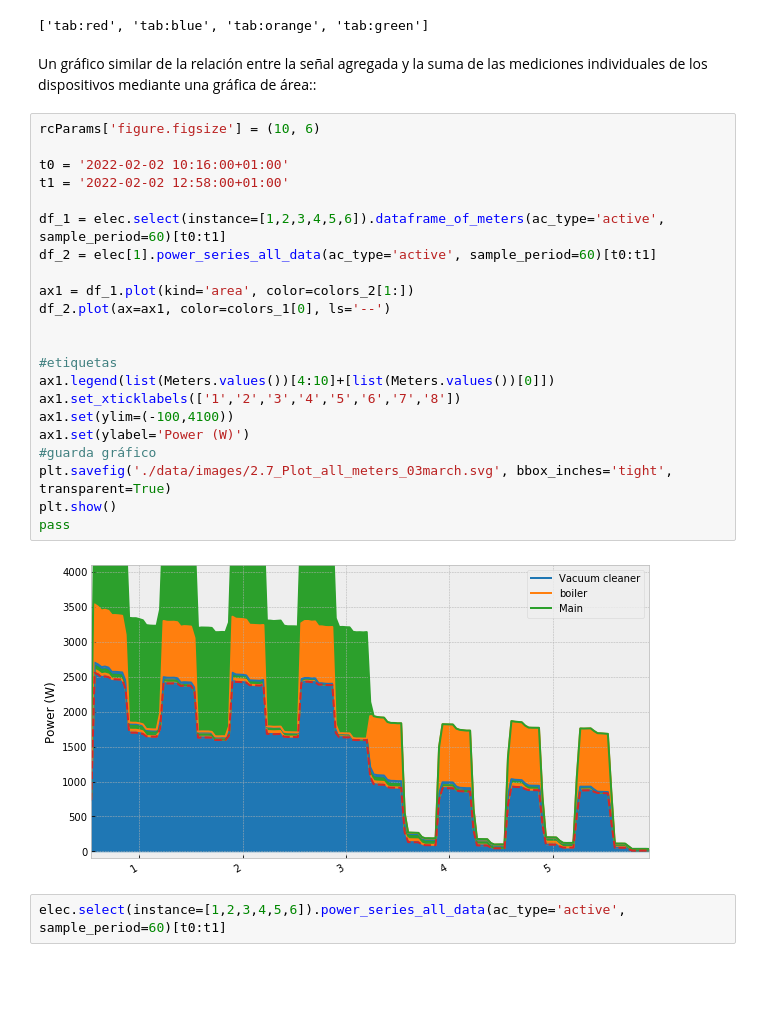
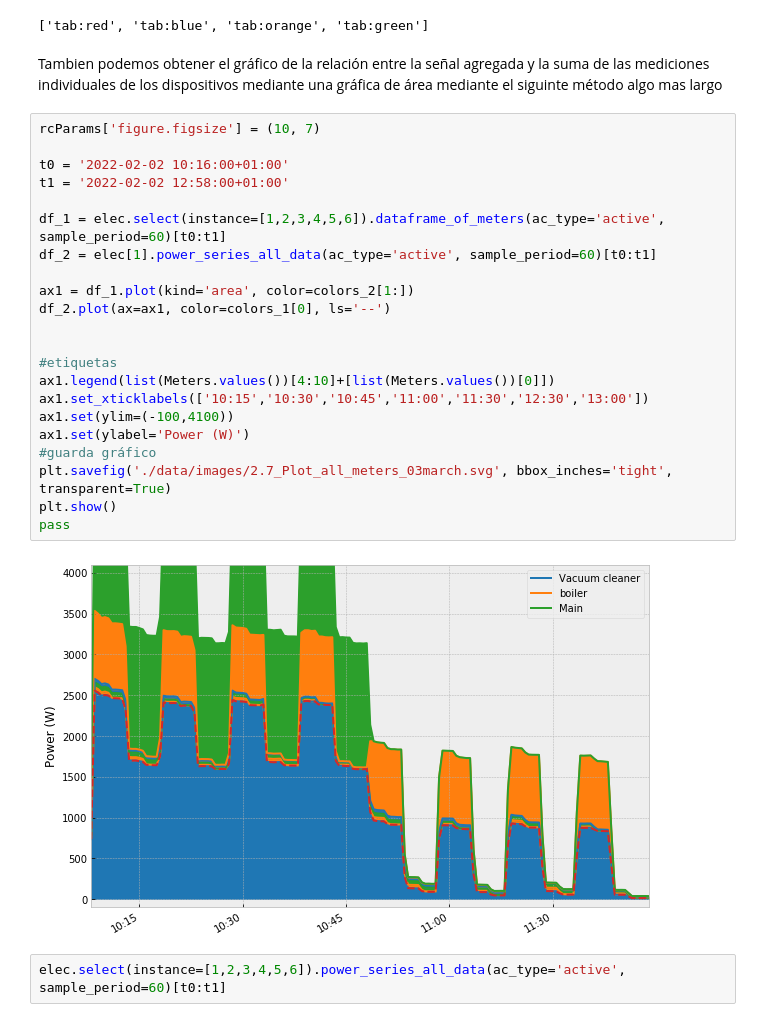
Before and after one commit to crn565/ozm_v2, a Jupyter notebook: 3.- ANALISIS Y ESTADISTICAS.ipynb, the cells around one changed output. Cells and saved outputs as stored; diff of their text form; blank space fills up the shorter version.

```diff
--- a/3.- ANALISIS Y ESTADISTICAS.ipynb
+++ b/3.- ANALISIS Y ESTADISTICAS.ipynb
@@ -88,31 +90,31 @@ colors_2[:6]
 # %% [output]
 ['tab:red', 'tab:blue', 'tab:orange', 'tab:green']
 # %% [markdown]
-Un gráfico similar de la relación entre la señal agregada y la suma de las mediciones individuales de los dispositivos mediante una gráfica de área::
+Tambien podemos obtener el gráfico de la relación entre la señal agregada y la suma de las mediciones individuales de los dispositivos mediante una gráfica de área mediante el siguinte método  algo mas largo
 # %%
-rcParams['figure.figsize'] = (10, 6)
+rcParams['figure.figsize'] = (10, 7)
 
 t0 = '2022-02-02 10:16:00+01:00'
 t1 = '2022-02-02 12:58:00+01:00'
 
 df_1 = elec.select(instance=[1,2,3,4,5,6]).dataframe_of_meters(ac_type='active', sample_period=60)[t0:t1]
 df_2 = elec[1].power_series_all_data(ac_type='active', sample_period=60)[t0:t1]
 
 ax1 = df_1.plot(kind='area', color=colors_2[1:])
 df_2.plot(ax=ax1, color=colors_1[0], ls='--')
 
 
 #etiquetas
 ax1.legend(list(Meters.values())[4:10]+[list(Meters.values())[0]])
-ax1.set_xticklabels(['1','2','3','4','5','6','7','8'])
+ax1.set_xticklabels(['10:15','10:30','10:45','11:00','11:30','12:30','13:00'])
 ax1.set(ylim=(-100,4100))
 ax1.set(ylabel='Power (W)')
 #guarda gráfico
 plt.savefig('./data/images/2.7_Plot_all_meters_03march.svg', bbox_inches='tight', transparent=True)
 plt.show()
 pass
 # %% [output]
-[figure, old version]
+[figure, new version]
 # %%
 elec.select(instance=[1,2,3,4,5,6]).power_series_all_data(ac_type='active', sample_period=60)[t0:t1]
 # %% [output]
```
Also changed, not shown: parts of 14 cells of this notebook, 6 other files.
